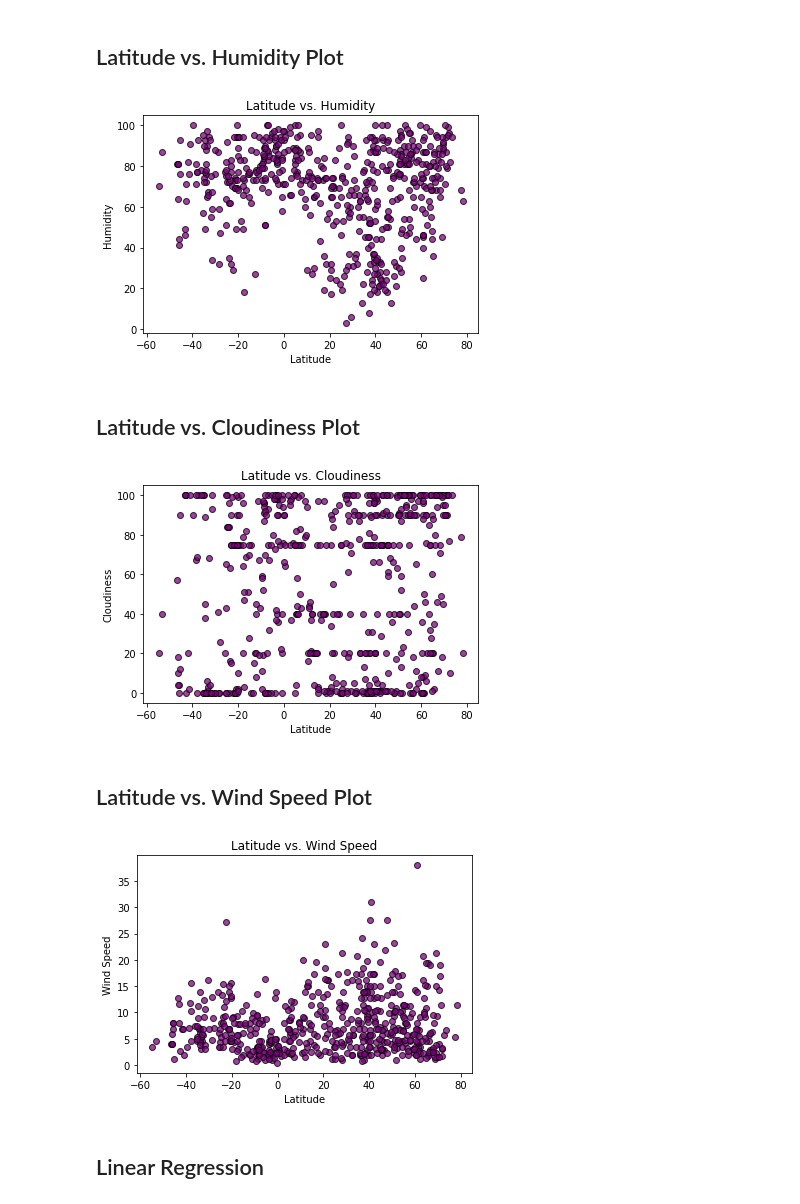
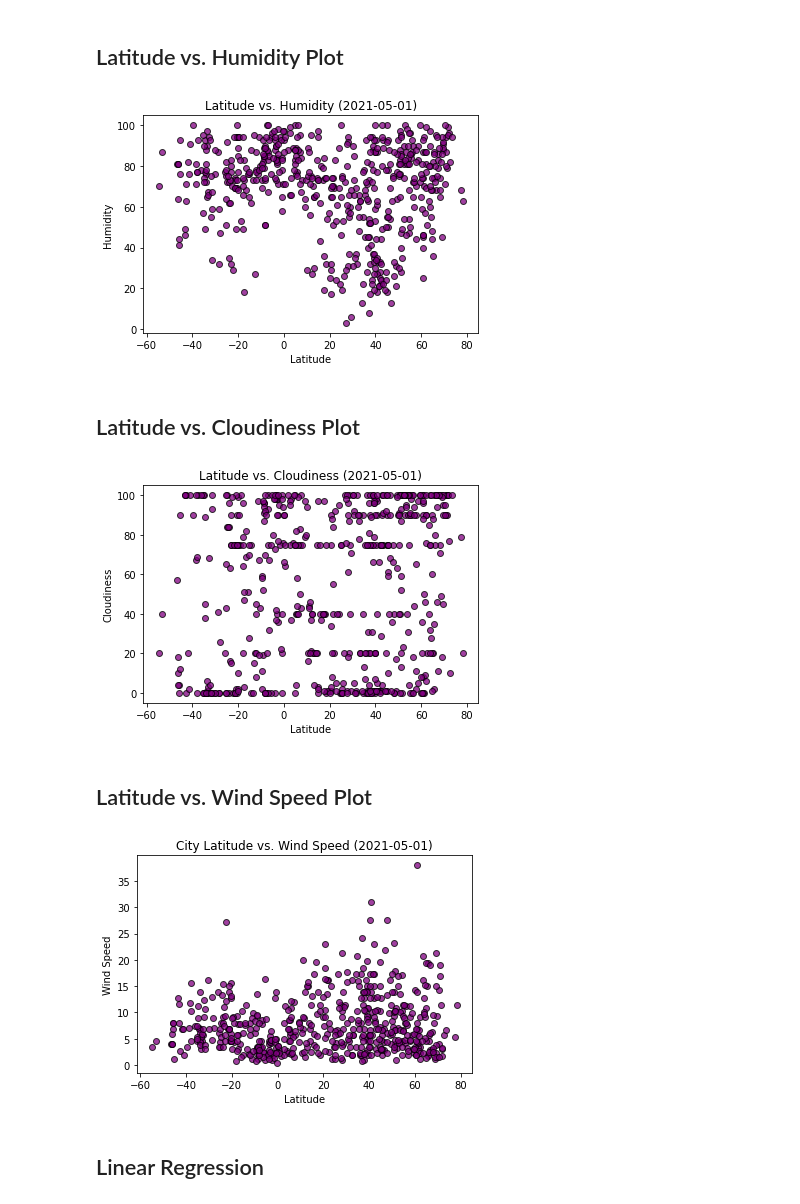
Before and after one commit to BevalinAlexander/Python-API-Challenge_Final, a Jupyter notebook: WeatherPy_BevAA.ipynb, the cells around one changed output. Saved outputs shown, nothing was run; the diff lists cells and outputs as text; code cells hidden in the pictures.

Commit message:
Updated charts and Weather file

```diff
--- a/WeatherPy_BevAA.ipynb
+++ b/WeatherPy_BevAA.ipynb
@@ -271,42 +277,42 @@ plt.show()
 plt.scatter(city_data_df['Latitude'], city_data_df['Humidity'], marker="o", facecolors="purple", edgecolors="black",
             alpha=0.75)
 
-plt.title("Latitude vs. Humidity")
+plt.title(f"Latitude vs. Humidity ({shortened_timestamp})")
 plt.xlabel("Latitude")
 plt.ylabel("Humidity")
 plt.savefig("/Users/Akeyrar/Desktop/Data Analysis Homework /Python-API-Challenge_Final/output_data/latitude_vs_humidity.png", bbox_inches="tight")
 
 plt.show()
 # %% [output]
-[figure, old version]
+[figure, new version]
 # %% [markdown]
 ## Latitude vs. Cloudiness Plot
 # %%
 plt.scatter(city_data_df['Latitude'], city_data_df['Cloudiness'], marker="o", facecolors="purple", edgecolors="black",
             alpha=0.75)
 
-plt.title("Latitude vs. Cloudiness")
+plt.title(f"Latitude vs. Cloudiness ({shortened_timestamp})")
 plt.xlabel("Latitude")
 plt.ylabel("Cloudiness")
 plt.savefig("/Users/Akeyrar/Desktop/Data Analysis Homework /Python-API-Challenge_Final/output_data/latitude_vs_cloudiness.png", bbox_inches="tight")
 
 plt.show()
 # %% [output]
-[figure, old version]
+[figure, new version]
 # %% [markdown]
 ## Latitude vs. Wind Speed Plot
 # %%
 plt.scatter(city_data_df['Latitude'], city_data_df['Wind Speed'], marker="o", facecolors="purple", edgecolors="black",
             alpha=0.75)
 
-plt.title("Latitude vs. Wind Speed")
+plt.title(f"City Latitude vs. Wind Speed ({shortened_timestamp})")
 plt.xlabel("Latitude")
 plt.ylabel("Wind Speed")
 plt.savefig("/Users/Akeyrar/Desktop/Data Analysis Homework /Python-API-Challenge_Final/output_data/latitude_vs_windspeed.png", bbox_inches="tight")
 
 plt.show()
 # %% [output]
-[figure, old version]
+[figure, new version]
 # %% [markdown]
 ## Linear Regression
 # %%
```
Also changed, not shown: parts of 3 cells of this notebook, 4 other files.
